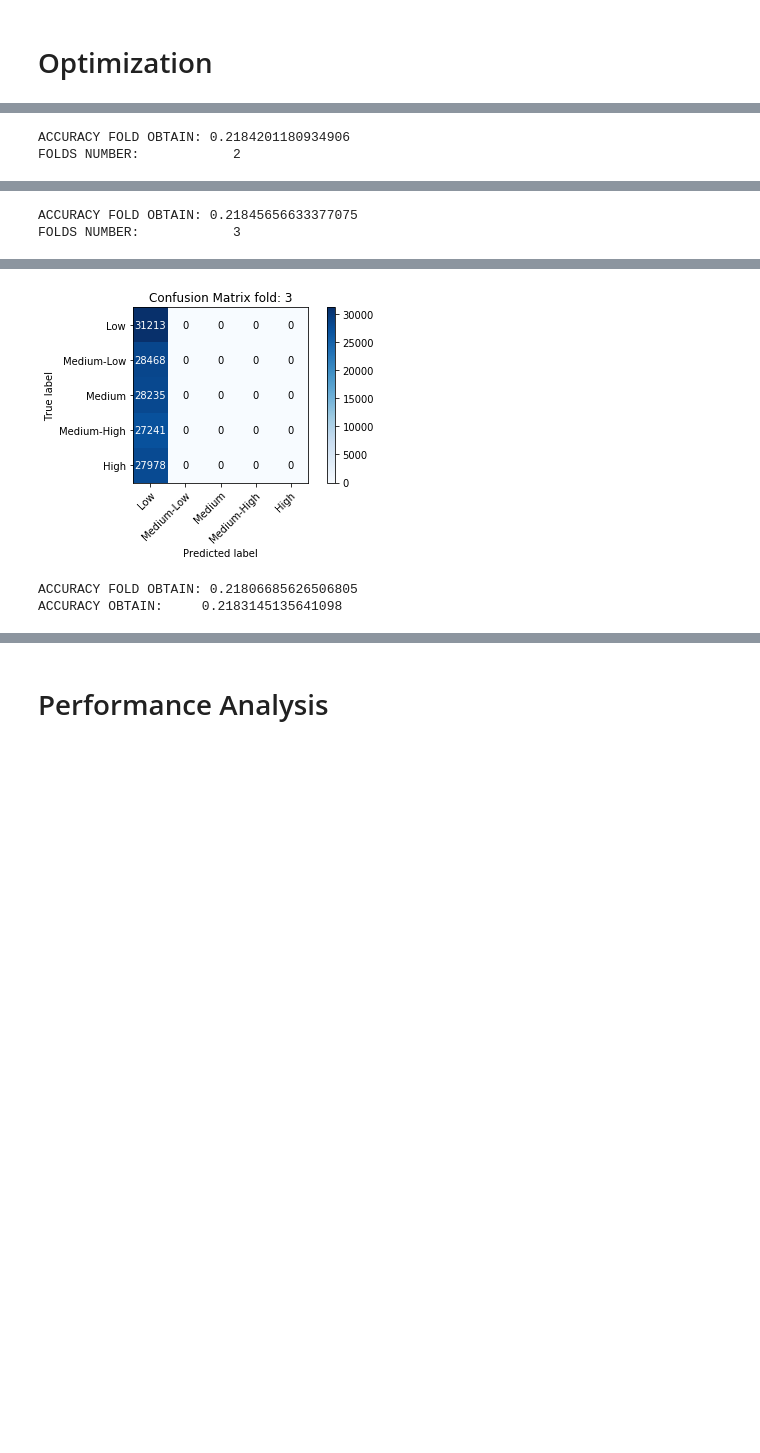
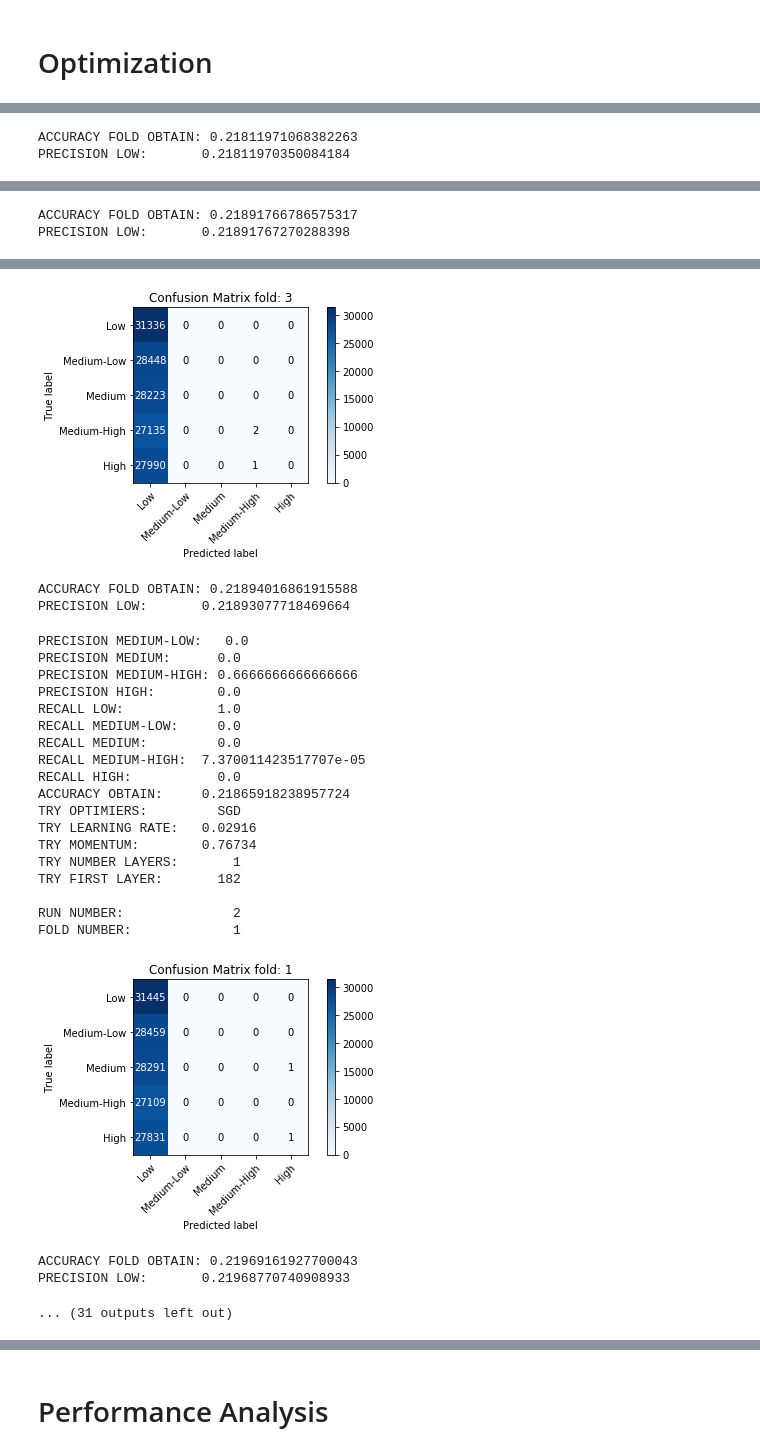
Before and after one commit to Villone96/PUBG-finish-placement-prediction, a Jupyter notebook: code/Advance_Machine_Learning_code.ipynb, the cells around one changed output, grey strips where cells are left out. Saved outputs shown, nothing was run; the diff lists cells and outputs as text; code cells hidden in the pictures; blank space fills up the shorter version.

Commit message:
added layers opt choice

```diff
--- a/code/Advance_Machine_Learning_code.ipynb
+++ b/code/Advance_Machine_Learning_code.ipynb
@@ -456,11 +497,14 @@ sur_model = RandomForest()
 # %%
 param = {'conf_lr': ('cont', [0.01,0.1]), 'conf_mom': ('cont', [0.1, 0.9]), 'conf_rho': ('cont', [0.1, 0.95]),
-         'conf_fl': ('int', [100, 300]), 'conf_sl': ('int', [50, 100]), 'conf_opt': ('int', [0, 3])}
+         'conf_n_layers': ('int', [1, 3]), 'conf_fl': ('int', [150, 300]), 'conf_sl': ('int', [100, 250]),
+         'conf_tl': ('int', [50, 100]), 'conf_opt': ('int', [0, 3])}
 sur_model = RandomForest()
 acq = Acquisition(mode="ExpectedImprovement")
 # %%
 bo = GPGO(sur_model, acq, compute_accuracy, param, n_jobs=1)
-bo._firstRun(1)
+best_seen = list()
+run = 1
+bo._firstRun(5)
 # %% [output]
 Evaluation       Proposed point           Current eval.          Best eval.
 TRY OPTIMIERS:         SGD
@@ -473,3 +518,3 @@ FOLDS NUMBER:            1
 [figure]
-ACCURACY FOLD OBTAIN: 0.2184201180934906
-FOLDS NUMBER:            2
+ACCURACY FOLD OBTAIN: 0.21811971068382263
+PRECISION LOW:       0.21811970350084184
@@ -476,3 +531,3 @@ FOLDS NUMBER:            2
 [figure]
-ACCURACY FOLD OBTAIN: 0.21845656633377075
-FOLDS NUMBER:            3
+ACCURACY FOLD OBTAIN: 0.21891766786575317
+PRECISION LOW:       0.21891767270288398
@@ -479,4 +544,26 @@ FOLDS NUMBER:            3
 [figure]
-ACCURACY FOLD OBTAIN: 0.21806685626506805
-ACCURACY OBTAIN:     0.2183145135641098
+ACCURACY FOLD OBTAIN: 0.21894016861915588
+PRECISION LOW:       0.21893077718469664
+PRECISION MEDIUM-LOW:   0.0
+PRECISION MEDIUM:      0.0
+PRECISION MEDIUM-HIGH: 0.6666666666666666
+PRECISION HIGH:        0.0
+RECALL LOW:            1.0
+RECALL MEDIUM-LOW:     0.0
+RECALL MEDIUM:         0.0
+RECALL MEDIUM-HIGH:  7.370011423517707e-05
+RECALL HIGH:           0.0
+ACCURACY OBTAIN:     0.21865918238957724
+TRY OPTIMIERS:         SGD
+TRY LEARNING RATE:   0.02916
+TRY MOMENTUM:        0.76734
+TRY NUMBER LAYERS:       1
+TRY FIRST LAYER:       182
+
+RUN NUMBER:              2
+FOLD NUMBER:             1
+[figure, added]
+ACCURACY FOLD OBTAIN: 0.21969161927700043
+PRECISION LOW:       0.21968770740908933
+... (31 outputs left out)
 # %%
```
Also changed, not shown: parts of 9 cells of this notebook.
